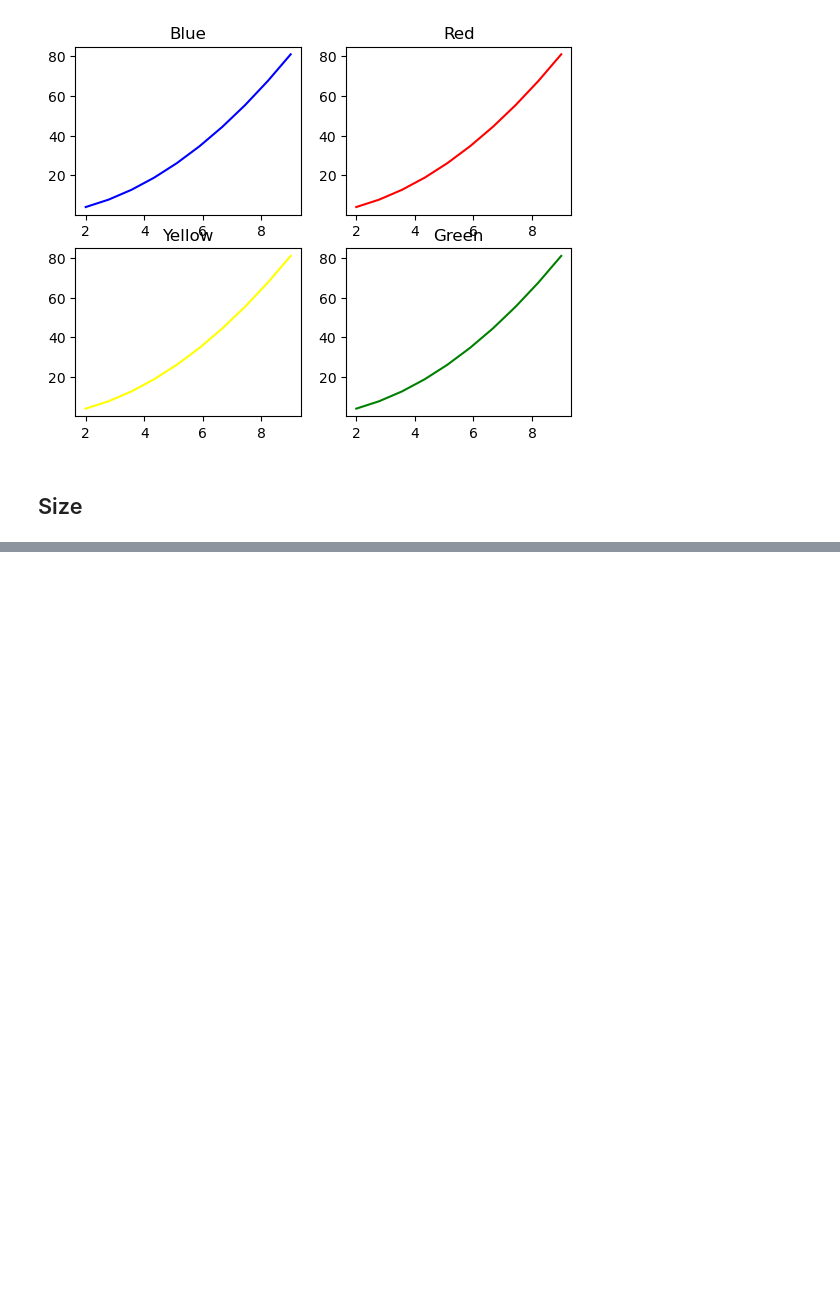
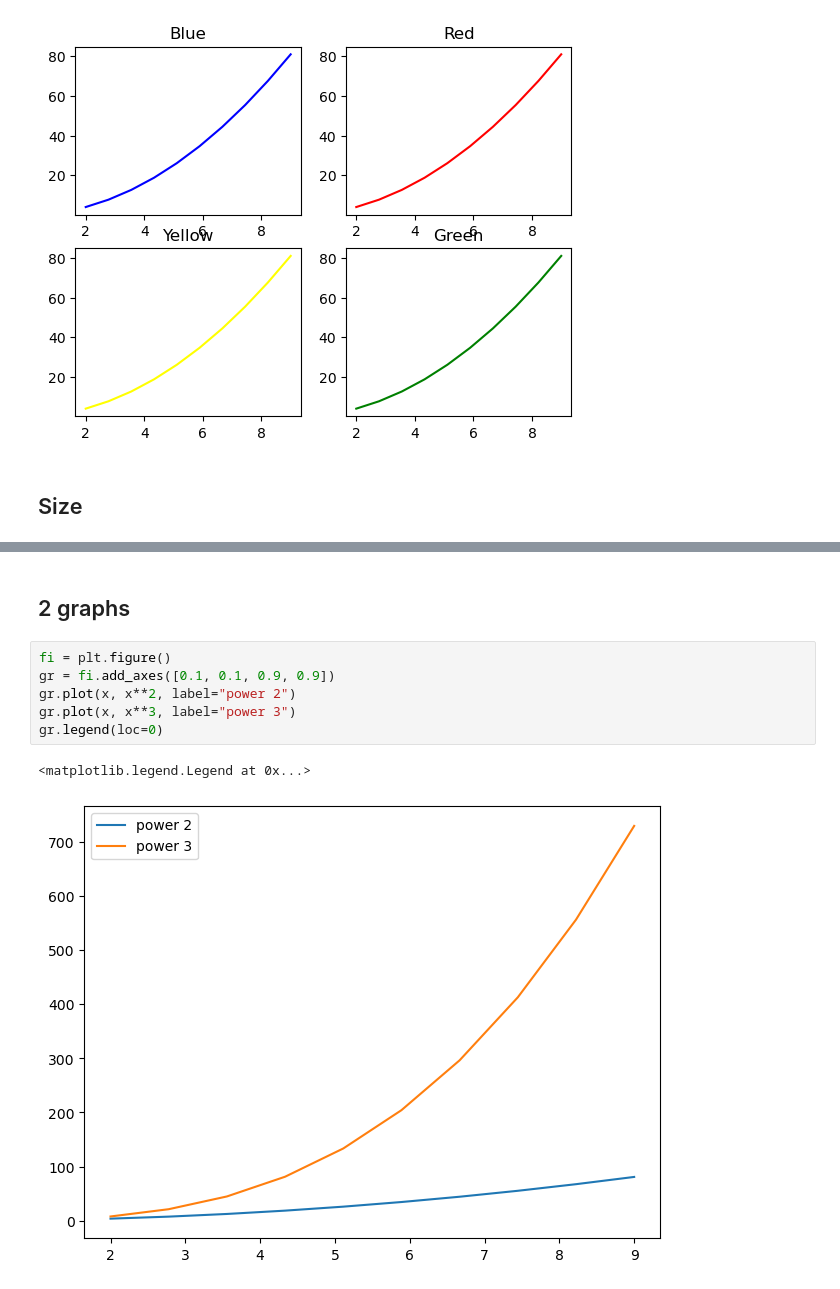
Before and after one commit to clog10/Machine-Learning, a Jupyter notebook: MatplotLib/Matplotlib.ipynb, the cells around one changed output, grey strips where cells are left out. Drawn from its saved outputs; the diff is of its cells as text; blank space fills up the shorter version.

```diff
--- a/MatplotLib/Matplotlib.ipynb
+++ b/MatplotLib/Matplotlib.ipynb
@@ -74,0 +79,11 @@ g = f.add_axes()
+# %% [markdown]
+## 2 graphs
+# %%
+fi = plt.figure()
+gr = fi.add_axes([0.1, 0.1, 0.9, 0.9])
+gr.plot(x, x**2, label="power 2")
+gr.plot(x, x**3, label="power 3")
+gr.legend(loc=0)
+# %% [output]
+<matplotlib.legend.Legend at 0x...>
+[figure, added]
```
Also changed, not shown: parts of 1 cell of this notebook.
